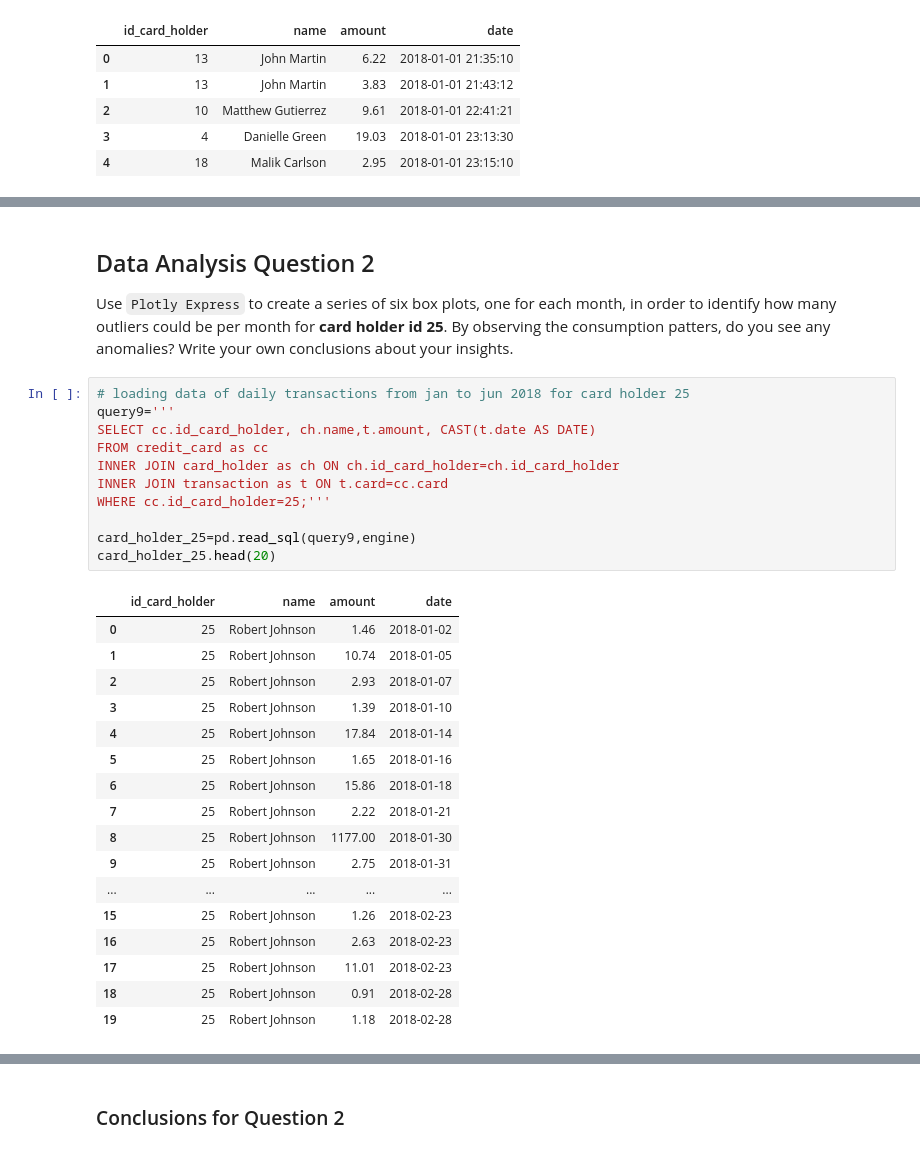
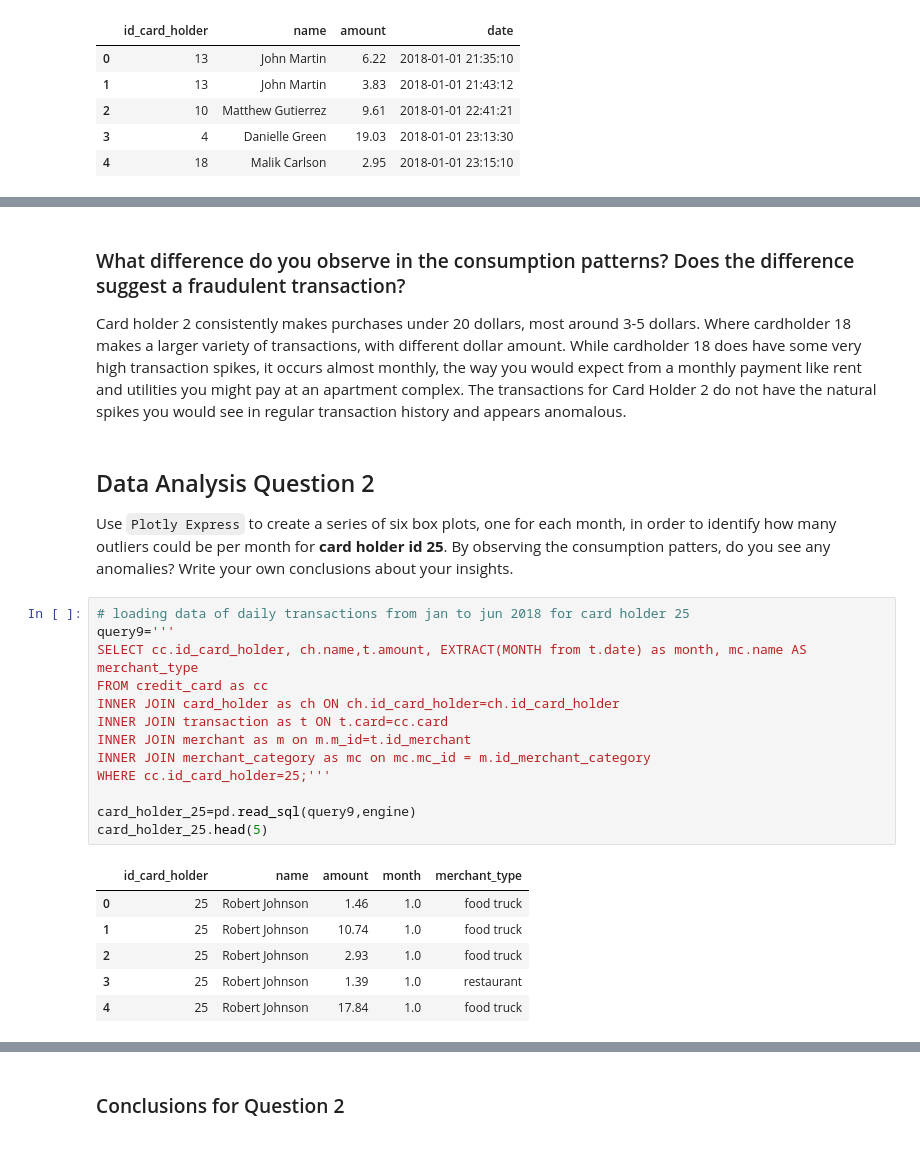
Before and after one commit to AnnSweetNanners/sql-homework, a Jupyter notebook: 07-SQL/Instructions/Starter_Files/visual_data_analysis.ipynb, the cells around one changed output, grey strips where cells are left out. Drawn from its saved outputs; the diff is of its cells as text.

```diff
--- a/07-SQL/Instructions/Starter_Files/visual_data_analysis.ipynb
+++ b/07-SQL/Instructions/Starter_Files/visual_data_analysis.ipynb
@@ -167,6 +237,10 @@ combined_df.head(20)
 combined_df.hvplot(x='date', y='amount', by='id_card_holder')
 # %% [output]
 [interactive output not drawn]
+# %% [markdown]
+### What difference do you observe in the consumption patterns? Does the difference suggest a fraudulent transaction?
+
+Card holder 2 consistently makes purchases under 20 dollars, most around 3-5 dollars. Where cardholder 18 makes a larger variety of transactions, with different dollar amount. While cardholder 18 does have some very high transaction spikes, it occurs almost monthly, the way you would expect from a monthly payment like rent and utilities you might pay at an apartment complex. The transactions for Card Holder 2 do not have the natural spikes you would see in regular transaction history and appears anomalous.
 # %% [markdown]
    ## Data Analysis Question 2
 
@@ -174,29 +248,20 @@ combined_df.hvplot(x='date', y='amount', by='id_card_holder')
 # %%
 # loading data of daily transactions from jan to jun 2018 for card holder 25
 query9='''
-SELECT cc.id_card_holder, ch.name,t.amount, CAST(t.date AS DATE)
+SELECT cc.id_card_holder, ch.name,t.amount, EXTRACT(MONTH from t.date) as month, mc.name AS merchant_type
 FROM credit_card as cc
 INNER JOIN card_holder as ch ON ch.id_card_holder=ch.id_card_holder
 INNER JOIN transaction as t ON t.card=cc.card
+INNER JOIN merchant as m on m.m_id=t.id_merchant
+INNER JOIN merchant_category as mc on mc.mc_id = m.id_merchant_category
 WHERE cc.id_card_holder=25;'''
 
 card_holder_25=pd.read_sql(query9,engine)
-card_holder_25.head(20)
+card_holder_25.head(5)
 # %% [output]
-|  | id_card_holder | name | amount | date |
-| 0 | 25 | Robert Johnson | 1.46 | 2018-01-02 |
-| 1 | 25 | Robert Johnson | 10.74 | 2018-01-05 |
-| 2 | 25 | Robert Johnson | 2.93 | 2018-01-07 |
-| 3 | 25 | Robert Johnson | 1.39 | 2018-01-10 |
-| 4 | 25 | Robert Johnson | 17.84 | 2018-01-14 |
-| 5 | 25 | Robert Johnson | 1.65 | 2018-01-16 |
-| 6 | 25 | Robert Johnson | 15.86 | 2018-01-18 |
-| 7 | 25 | Robert Johnson | 2.22 | 2018-01-21 |
-| 8 | 25 | Robert Johnson | 1177.00 | 2018-01-30 |
-| 9 | 25 | Robert Johnson | 2.75 | 2018-01-31 |
-| ... | ... | ... | ... | ... |
-| 15 | 25 | Robert Johnson | 1.26 | 2018-02-23 |
-| 16 | 25 | Robert Johnson | 2.63 | 2018-02-23 |
-| 17 | 25 | Robert Johnson | 11.01 | 2018-02-23 |
-| 18 | 25 | Robert Johnson | 0.91 | 2018-02-28 |
-| 19 | 25 | Robert Johnson | 1.18 | 2018-02-28 |
+|  | id_card_holder | name | amount | month | merchant_type |
+| 0 | 25 | Robert Johnson | 1.46 | 1.0 | food truck |
+| 1 | 25 | Robert Johnson | 10.74 | 1.0 | food truck |
+| 2 | 25 | Robert Johnson | 2.93 | 1.0 | food truck |
+| 3 | 25 | Robert Johnson | 1.39 | 1.0 | restaurant |
+| 4 | 25 | Robert Johnson | 17.84 | 1.0 | food truck |
```
Also changed, not shown: parts of 21 cells of this notebook, 1 other file.
